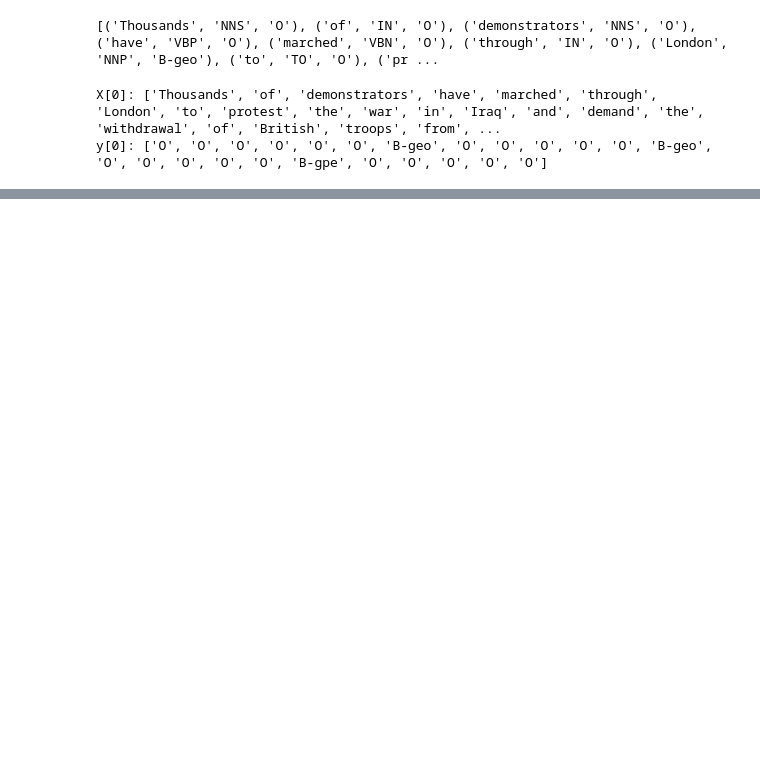
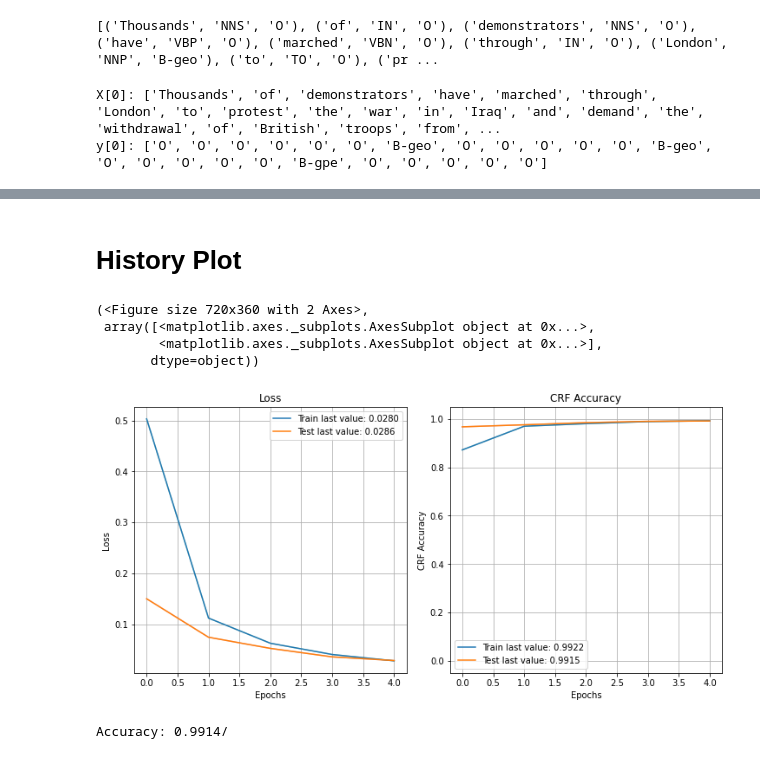
Before and after one commit to archanakalburgi/Named_Entity_Recognition, a Jupyter notebook: ner_models.ipynb, the cells around one changed output, grey strips where cells are left out. Cells and saved outputs as stored; diff of their text form; code cells hidden in the pictures; blank space fills up the shorter version.

```diff
--- a/ner_models.ipynb
+++ b/ner_models.ipynb
@@ -200,0 +225,5 @@ y[0]: [[0. 0. 0. ... 0. 0. 0.]
+# %%
+X_train = np.array(X_train)
+X_test = np.array(X_test)
+y_train = np.array(y_train)
+y_test = np.array(y_test)
@@ -200,0 +232,30 @@ y[0]: [[0. 0. 0. ... 0. 0. 0.]
+# %%
+WORD_COUNT = len(index2word)
+DENSE_EMBEDDING = 50
+LSTM_UNITS = 50
+LSTM_DROPOUT = 0.1
+DENSE_UNITS = 100
+BATCH_SIZE = 256
+MAX_EPOCHS = 5
+# %%
+input_layer = layers.Input(shape=(MAX_SENTENCE,))
+
+model = layers.Embedding(WORD_COUNT, DENSE_EMBEDDING, embeddings_initializer="uniform", input_length=MAX_SENTENCE)(input_layer)
+model = layers.Bidirectional(layers.LSTM(LSTM_UNITS, recurrent_dropout=LSTM_DROPOUT, return_sequences=True))(model)
+
+model = layers.TimeDistributed(layers.Dense(DENSE_UNITS, activation="relu"))(model)
+
+crf_layer = CRF(units=TAG_COUNT)
+# CRF_LAYER = tf.keras.layers.CRF((TAG_COUNT))
+output_layer = crf_layer(model)
+
+ner_model = Model(input_layer, output_layer)
+
+loss = losses.crf_loss
+acc_metric = metrics.crf_accuracy
+opt = optimizers.Adam(lr=0.001)
+# opt= keras.optimizers.Adam(lr=0.0005)
+
+ner_model.compile(optimizer=opt, loss=loss, metrics=[acc_metric])
+
+ner_model.summary()
@@ -200,0 +282,2 @@ y[0]: [[0. 0. 0. ... 0. 0. 0.]
+# %%
+history = ner_model.fit(X_train, y_train, batch_size=BATCH_SIZE, epochs=MAX_EPOCHS, validation_split=0.1, verbose=2)
@@ -200,0 +299,18 @@ y[0]: [[0. 0. 0. ... 0. 0. 0.]
+# %% [markdown]
+# History Plot
+# %%
+plot_history(history.history)
+# %% [output]
+(<Figure size 720x360 with 2 Axes>,
+ array([<matplotlib.axes._subplots.AxesSubplot object at 0x...>,
+        <matplotlib.axes._subplots.AxesSubplot object at 0x...>],
+       dtype=object))
+[figure, added]
+# %%
+y_pred = ner_model.predict(X_test)
+y_pred = np.argmax(y_pred, axis=2)
+y_test = np.argmax(y_test, axis=2)
+accuracy = (y_pred == y_test).mean()
+print("Accuracy: {:.4f}/".format(accuracy))
+# %% [output]
+Accuracy: 0.9914/
```
Also changed, not shown: parts of 32 cells of this notebook, 2 other files.
